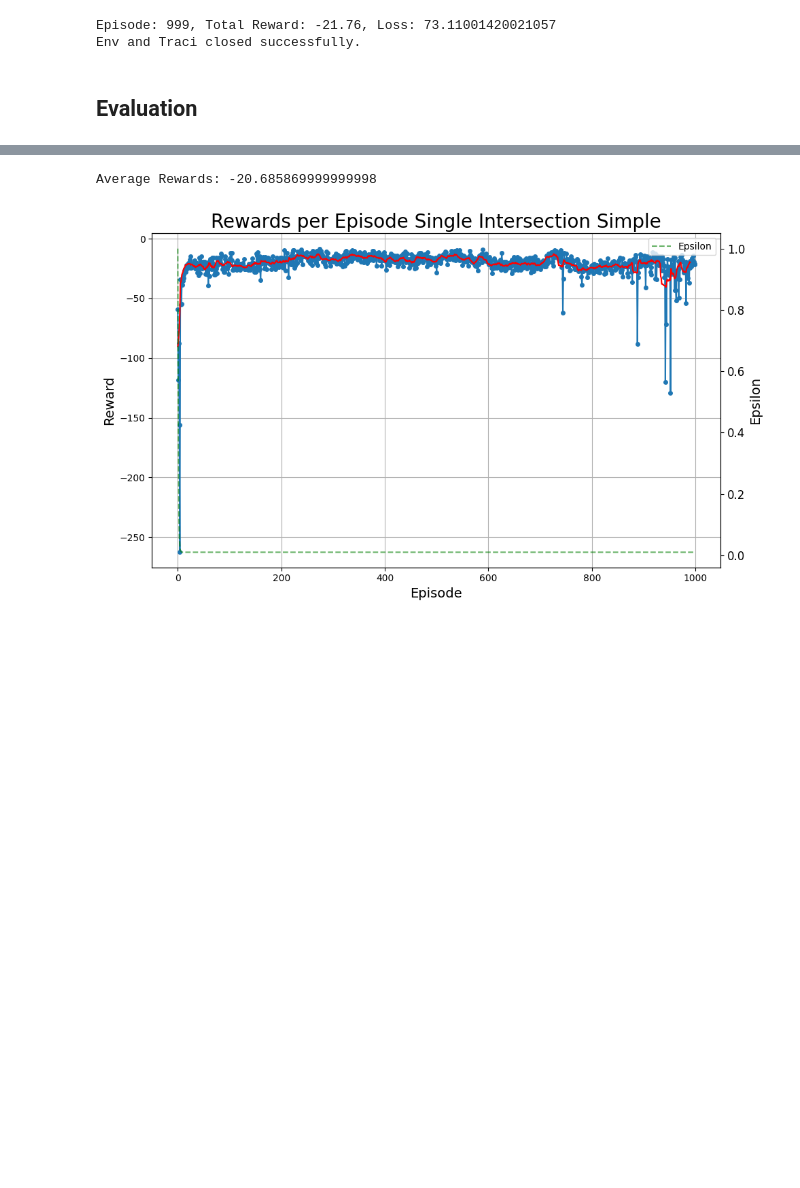
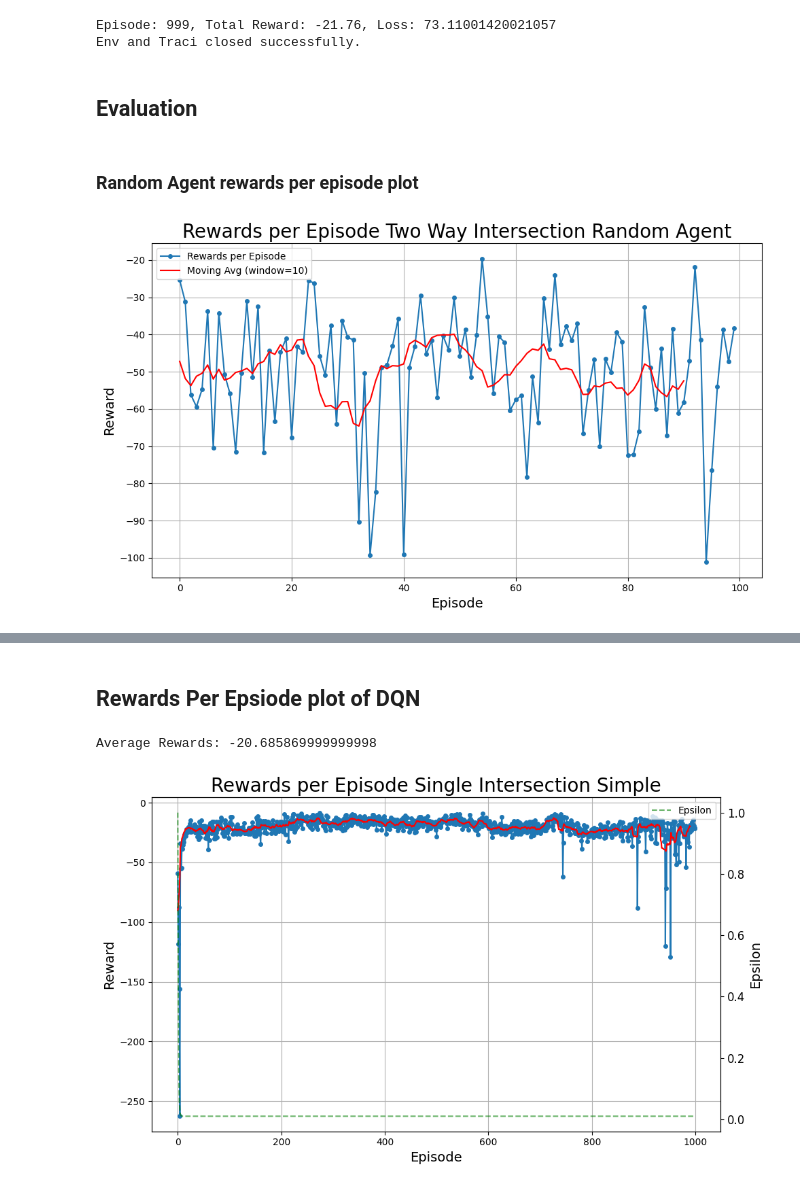
Before and after one commit to KhansaKhanam/ReinforcementLearning_FinalCourseProject, a Jupyter notebook: sumo2way_DQN_final.ipynb, the cells around one changed output, grey strips where cells are left out. Cells and saved outputs as stored; diff of their text form; code cells hidden in the pictures; blank space fills up the shorter version.

```diff
--- a/sumo2way_DQN_final.ipynb
+++ b/sumo2way_DQN_final.ipynb
@@ -795,3 +806,9 @@ def plot_results_csv_per_episode(folder_path="nets/results_csv"):
   plt.ylabel("Total Waiting Time (Cumulative Sum)")
   plt.grid(True)
   plt.show()
+# %% [markdown]
+### Random Agent rewards per episode plot
+# %%
+rewards_per_episode_plot_2(rewards_per_episode_random, 'Two Way Intersection Random Agent', epsilon_values, window_size=10)
+# %% [output]
+[figure, added]
@@ -798,2 +816,4 @@ def plot_results_csv_per_episode(folder_path="nets/results_csv"):
+# %% [markdown]
+## Rewards Per Epsiode plot of DQN
 # %%
 print("Average Rewards:", np.mean(rewards))
```
Also changed, not shown: parts of 12 cells of this notebook, 7 other files.
